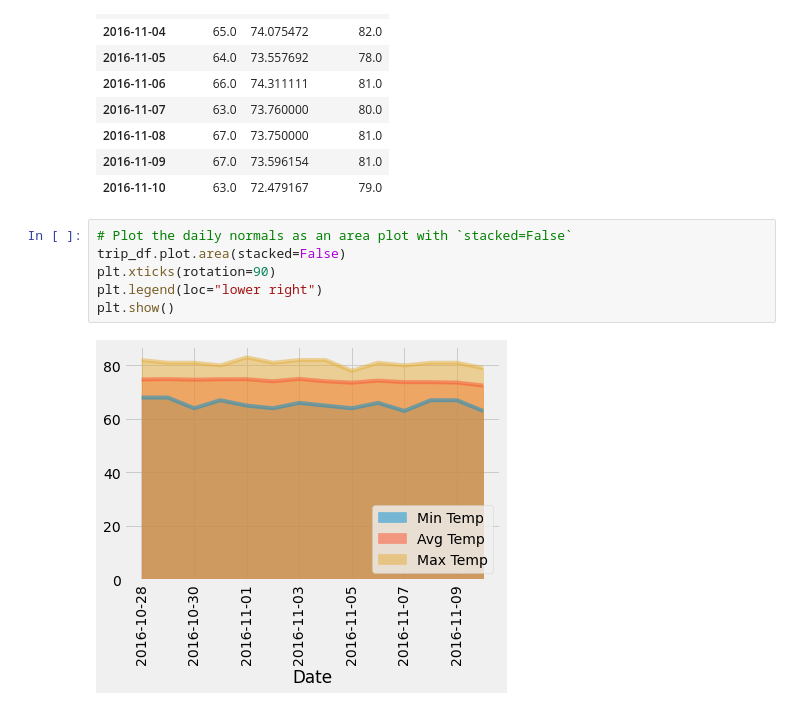
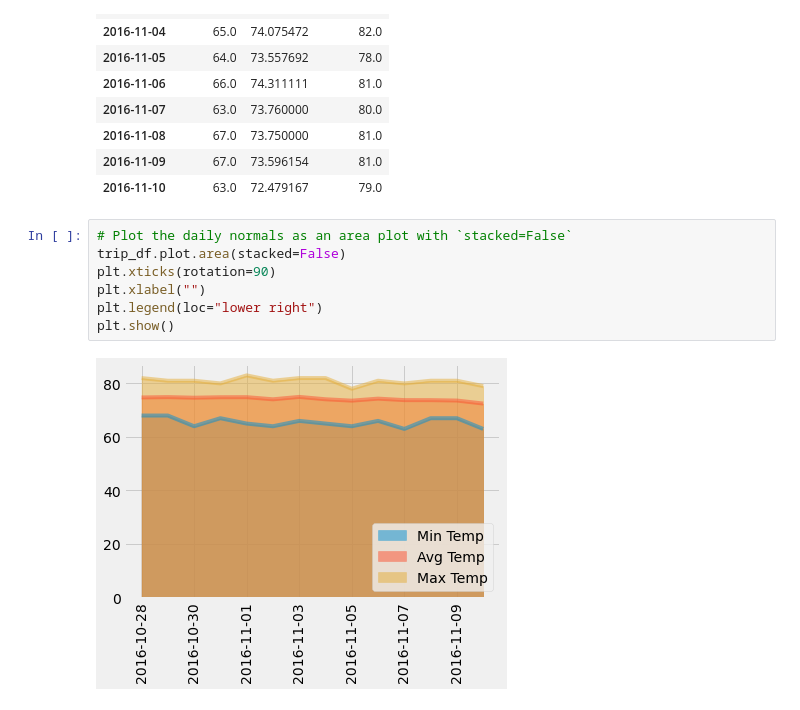
Before and after one commit to NZeinali/NZeinali-sqlalchemy_challenge, a Jupyter notebook: climate_starter.ipynb, the cells around one changed output. Drawn from its saved outputs; the diff is of its cells as text.

```diff
--- a/climate_starter.ipynb
+++ b/climate_starter.ipynb
@@ -365,8 +373,9 @@ trip_df
 # %%
 # Plot the daily normals as an area plot with `stacked=False`
 trip_df.plot.area(stacked=False)
 plt.xticks(rotation=90)
+plt.xlabel("")
 plt.legend(loc="lower right")
 plt.show()
 # %% [output]
-[figure, old version]
+[figure, new version]
```
Also changed, not shown: parts of 17 cells of this notebook, 4 other files.
